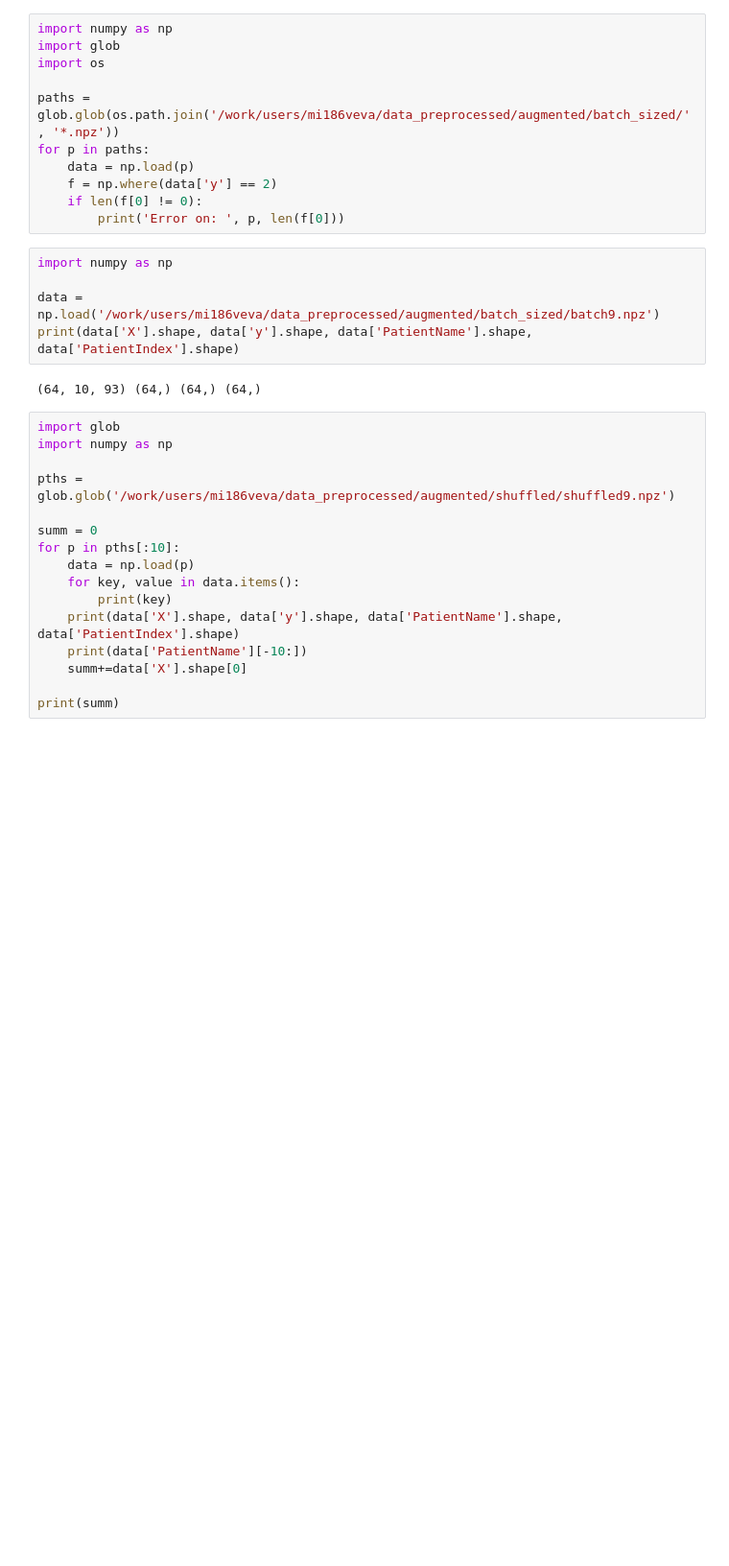
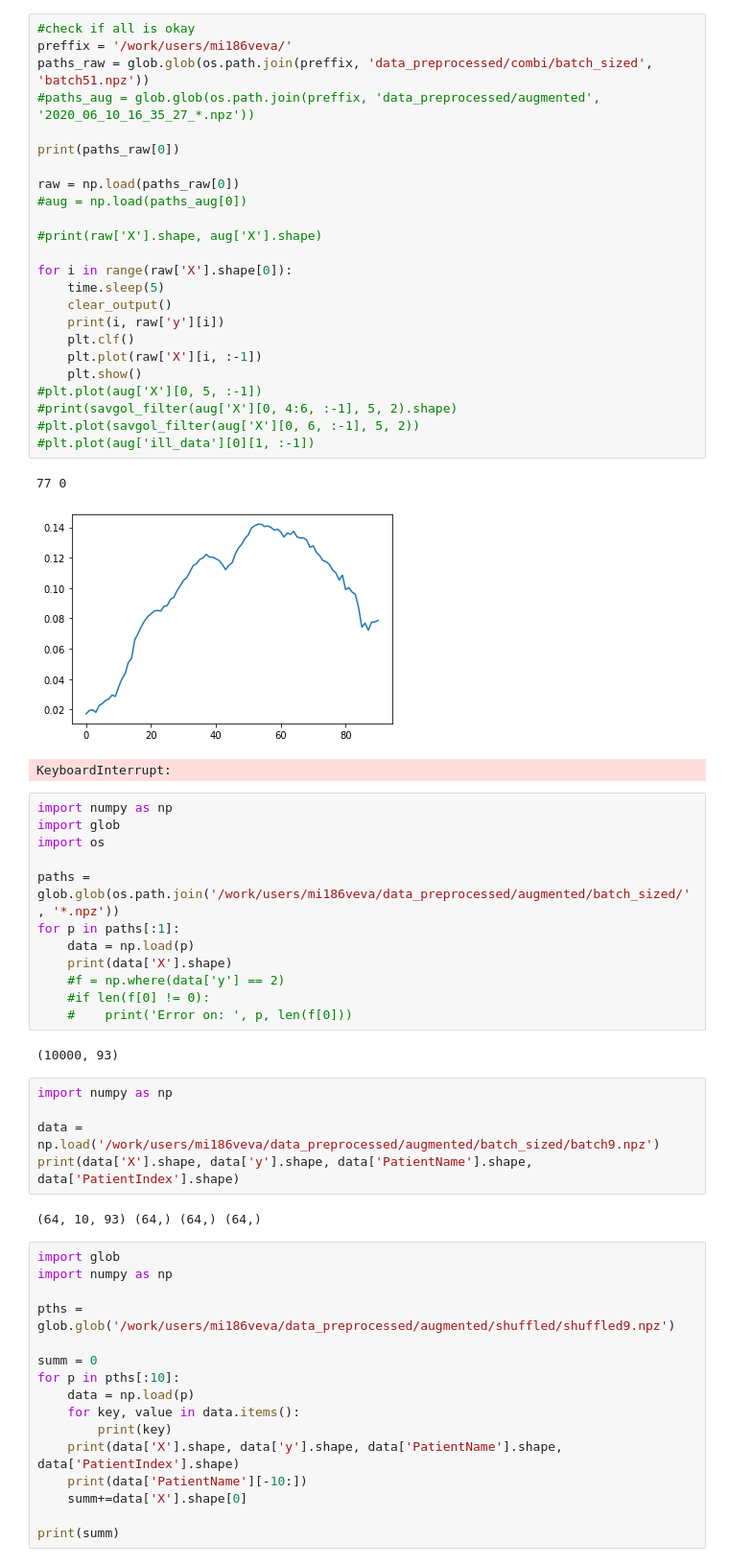
Before and after one commit to msokur/hsi-experiments, a Jupyter notebook: augmentation.ipynb, the cells around one changed output. Shown at 96% size. Cells and saved outputs as stored; diff of their text form; blank space fills up the shorter version.

```diff
--- a/augmentation.ipynb
+++ b/augmentation.ipynb
@@ -29,14 +34,45 @@ plt.plot(aug['X'][4,0, :-1])
+# %%
+#check if all is okay
+preffix = '/work/users/mi186veva/'
+paths_raw = glob.glob(os.path.join(preffix, 'data_preprocessed/combi/batch_sized', 'batch51.npz'))
+#paths_aug = glob.glob(os.path.join(preffix, 'data_preprocessed/augmented', '2020_06_10_16_35_27_*.npz'))
+
+print(paths_raw[0])
+
+raw = np.load(paths_raw[0])
+#aug = np.load(paths_aug[0])
+
+#print(raw['X'].shape, aug['X'].shape)
+
+for i in range(raw['X'].shape[0]):
+    time.sleep(5)
+    clear_output()
+    print(i, raw['y'][i])
+    plt.clf()
+    plt.plot(raw['X'][i, :-1])
+    plt.show()
+#plt.plot(aug['X'][0, 5, :-1])
+#print(savgol_filter(aug['X'][0, 4:6, :-1], 5, 2).shape)
+#plt.plot(savgol_filter(aug['X'][0, 6, :-1], 5, 2))
+#plt.plot(aug['ill_data'][0][1, :-1])
+# %% [output]
+77 0
+[figure, added]
+KeyboardInterrupt:
 # %%
 import numpy as np
 import glob
 import os
 
 paths = glob.glob(os.path.join('/work/users/mi186veva/data_preprocessed/augmented/batch_sized/', '*.npz'))
-for p in paths:
+for p in paths[:1]:
     data = np.load(p)
-    f = np.where(data['y'] == 2)
-    if len(f[0] != 0):
-        print('Error on: ', p, len(f[0]))
+    print(data['X'].shape)
+    #f = np.where(data['y'] == 2)
+    #if len(f[0] != 0):
+    #    print('Error on: ', p, len(f[0]))
+# %% [output]
+(10000, 93)
 # %%
 import numpy as np
 
```
Also changed, not shown: parts of 9 cells of this notebook, 2 other files.
